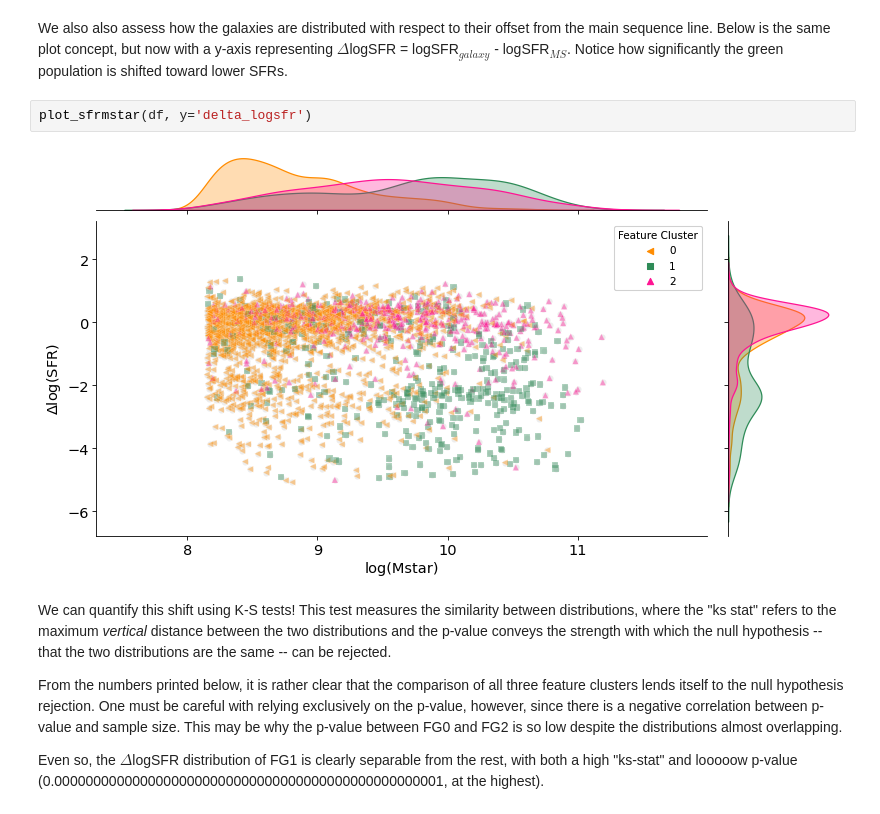
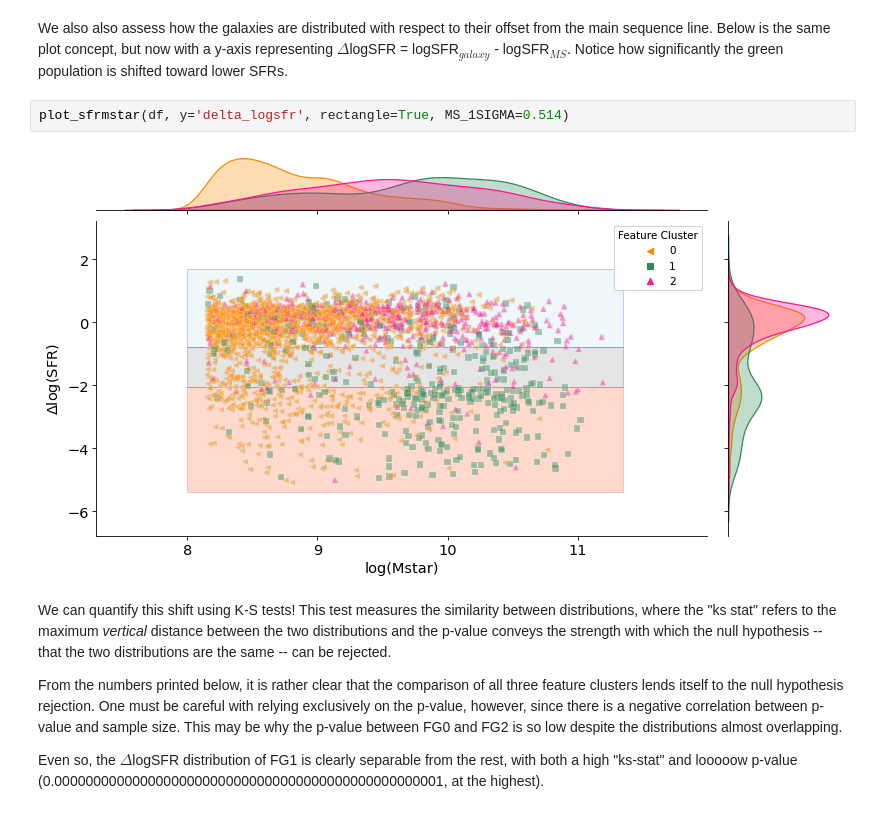
Before and after one commit to gammaspire/machine-learning, a Jupyter notebook: galaxy_feature_clustering/feature_clustering.ipynb, the cells around one changed output. Saved outputs shown, nothing was run; the diff lists cells and outputs as text.

```diff
--- a/galaxy_feature_clustering/feature_clustering.ipynb
+++ b/galaxy_feature_clustering/feature_clustering.ipynb
@@ -259,9 +248,9 @@ plot_sfrmstar(df, mstar_lim=8.15, sfr_lim=None, y='logsfr')
 # %% [markdown]
 We also also assess how the galaxies are distributed with respect to their offset from the main sequence line. Below is the same plot concept, but now with a y-axis representing $\Delta$logSFR = logSFR$_{galaxy}$ - logSFR$_{MS}$. Notice how significantly the green population is shifted toward lower SFRs.
 # %%
-plot_sfrmstar(df, y='delta_logsfr')
+plot_sfrmstar(df, y='delta_logsfr', rectangle=True, MS_1SIGMA=0.514)
 # %% [output]
-[figure, old version]
+[figure, new version]
 # %% [markdown]
 We can quantify this shift using K-S tests! This test measures the similarity between distributions, where the "ks stat" refers to the maximum *vertical* distance between the two distributions and the p-value conveys the strength with which the null hypothesis -- that the two distributions are the same -- can be rejected.
 
```
Also changed, not shown: parts of 29 cells of this notebook, 4 other files.
